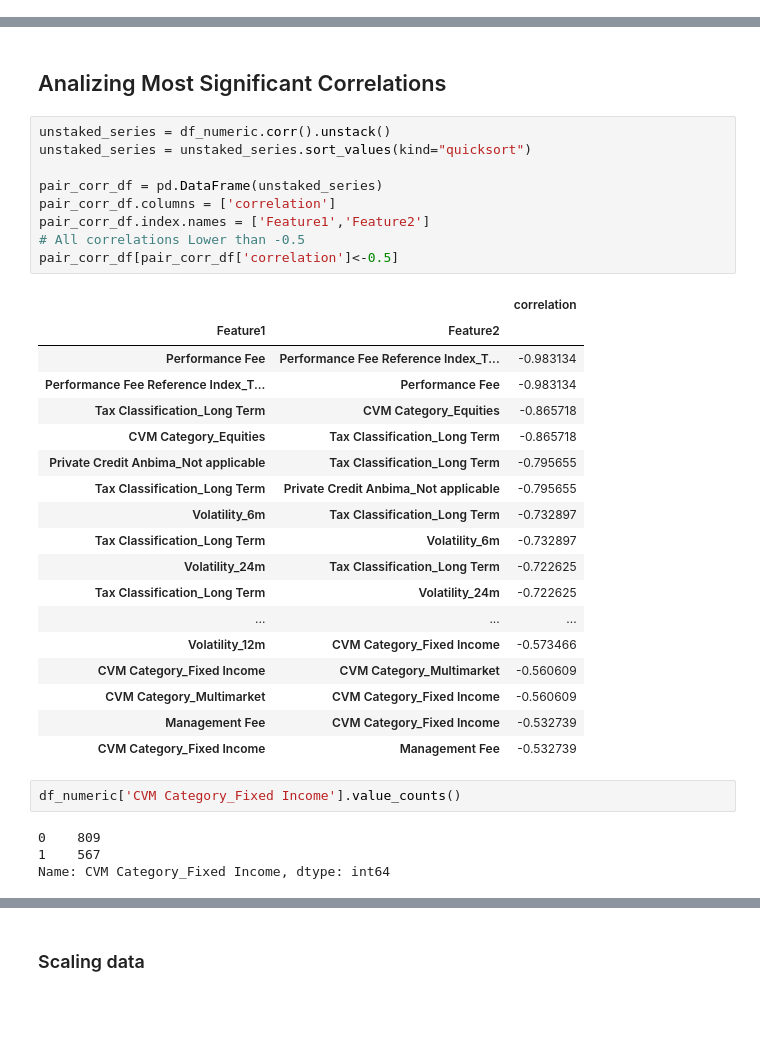
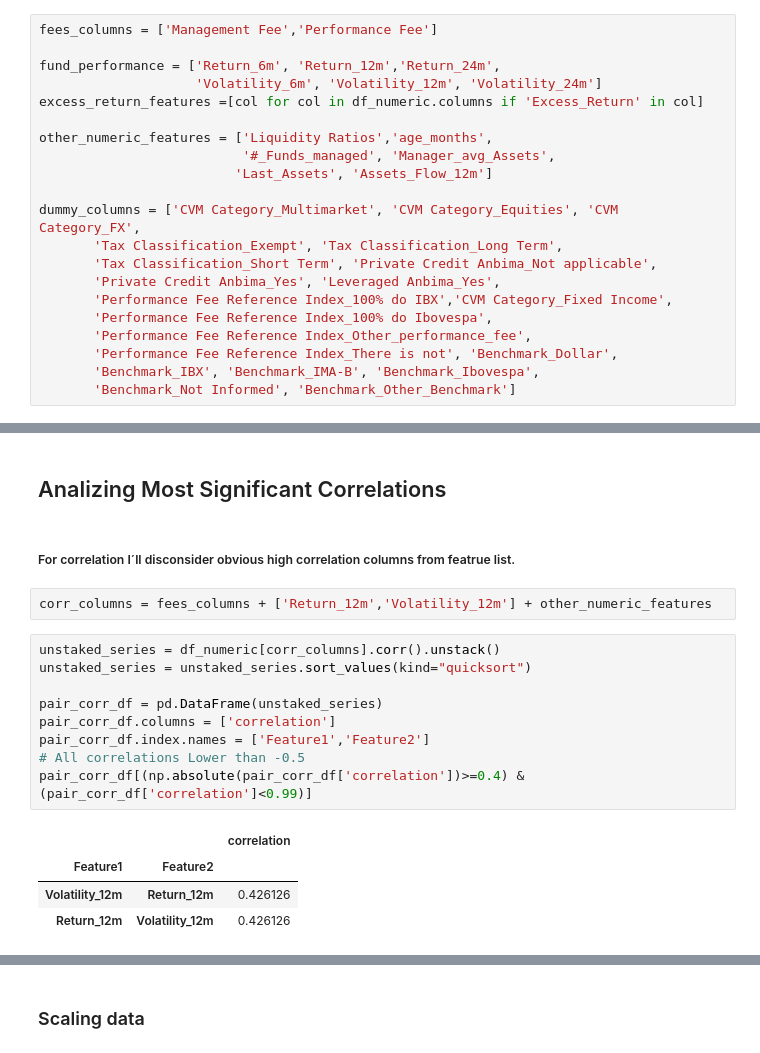
Before and after one commit to berkurka/Mutual_Fund_Clustering, a Jupyter notebook: Notebooks/02 EDA and Scaling Data.ipynb, the cells around one changed output, grey strips where cells are left out. Saved outputs shown, nothing was run; the diff lists cells and outputs as text; blank space fills up the shorter version.

```diff
--- a/Notebooks/02 EDA and Scaling Data.ipynb
+++ b/Notebooks/02 EDA and Scaling Data.ipynb
@@ -55,0 +33,21 @@ multi_box_plot(df_numeric[fund_performance])
+# %%
+fees_columns = ['Management Fee','Performance Fee']
+
+fund_performance = ['Return_6m', 'Return_12m','Return_24m',
+                    'Volatility_6m', 'Volatility_12m', 'Volatility_24m']
+excess_return_features =[col for col in df_numeric.columns if 'Excess_Return' in col]
+
+other_numeric_features = ['Liquidity Ratios','age_months',
+                          '#_Funds_managed', 'Manager_avg_Assets',
+                         'Last_Assets', 'Assets_Flow_12m']
+
+dummy_columns = ['CVM Category_Multimarket', 'CVM Category_Equities', 'CVM Category_FX',
+       'Tax Classification_Exempt', 'Tax Classification_Long Term',
+       'Tax Classification_Short Term', 'Private Credit Anbima_Not applicable',
+       'Private Credit Anbima_Yes', 'Leveraged Anbima_Yes',
+       'Performance Fee Reference Index_100% do IBX','CVM Category_Fixed Income',
+       'Performance Fee Reference Index_100% do Ibovespa',
+       'Performance Fee Reference Index_Other_performance_fee',
+       'Performance Fee Reference Index_There is not', 'Benchmark_Dollar',
+       'Benchmark_IBX', 'Benchmark_IMA-B', 'Benchmark_Ibovespa',
+       'Benchmark_Not Informed', 'Benchmark_Other_Benchmark']
@@ -56,36 +91,20 @@ multi_box_plot(df_numeric[fund_performance])
 # %% [markdown]
 ## Analizing Most Significant Correlations
+# %% [markdown]
+##### For correlation I´ll disconsider obvious high correlation columns from featrue list.
+# %%
+corr_columns = fees_columns + ['Return_12m','Volatility_12m'] + other_numeric_features
 # %%
-unstaked_series = df_numeric.corr().unstack()
+unstaked_series = df_numeric[corr_columns].corr().unstack()
 unstaked_series = unstaked_series.sort_values(kind="quicksort")
 
 pair_corr_df = pd.DataFrame(unstaked_series)
 pair_corr_df.columns = ['correlation']
 pair_corr_df.index.names = ['Feature1','Feature2']
 # All correlations Lower than -0.5
-pair_corr_df[pair_corr_df['correlation']<-0.5]
+pair_corr_df[(np.absolute(pair_corr_df['correlation'])>=0.4) & (pair_corr_df['correlation']<0.99)]
 # %% [output]
 |  |  | correlation |
 | Feature1 | Feature2 |  |
-| Performance Fee | Performance Fee Reference Index_T... | -0.983134 |
-| Performance Fee Reference Index_T... | Performance Fee | -0.983134 |
-| Tax Classification_Long Term | CVM Category_Equities | -0.865718 |
-| CVM Category_Equities | Tax Classification_Long Term | -0.865718 |
-| Private Credit Anbima_Not applicable | Tax Classification_Long Term | -0.795655 |
-| Tax Classification_Long Term | Private Credit Anbima_Not applicable | -0.795655 |
-| Volatility_6m | Tax Classification_Long Term | -0.732897 |
-| Tax Classification_Long Term | Volatility_6m | -0.732897 |
-| Volatility_24m | Tax Classification_Long Term | -0.722625 |
-| Tax Classification_Long Term | Volatility_24m | -0.722625 |
-| ... | ... | ... |
-| Volatility_12m | CVM Category_Fixed Income | -0.573466 |
-| CVM Category_Fixed Income | CVM Category_Multimarket | -0.560609 |
-| CVM Category_Multimarket | CVM Category_Fixed Income | -0.560609 |
-| Management Fee | CVM Category_Fixed Income | -0.532739 |
-| CVM Category_Fixed Income | Management Fee | -0.532739 |
+| Volatility_12m | Return_12m | 0.426126 |
+| Return_12m | Volatility_12m | 0.426126 |
-# %%
-df_numeric['CVM Category_Fixed Income'].value_counts()
-# %% [output]
-0    809
-1    567
-Name: CVM Category_Fixed Income, dtype: int64
```
Also changed, not shown: parts of 22 cells of this notebook, 4 other files.
